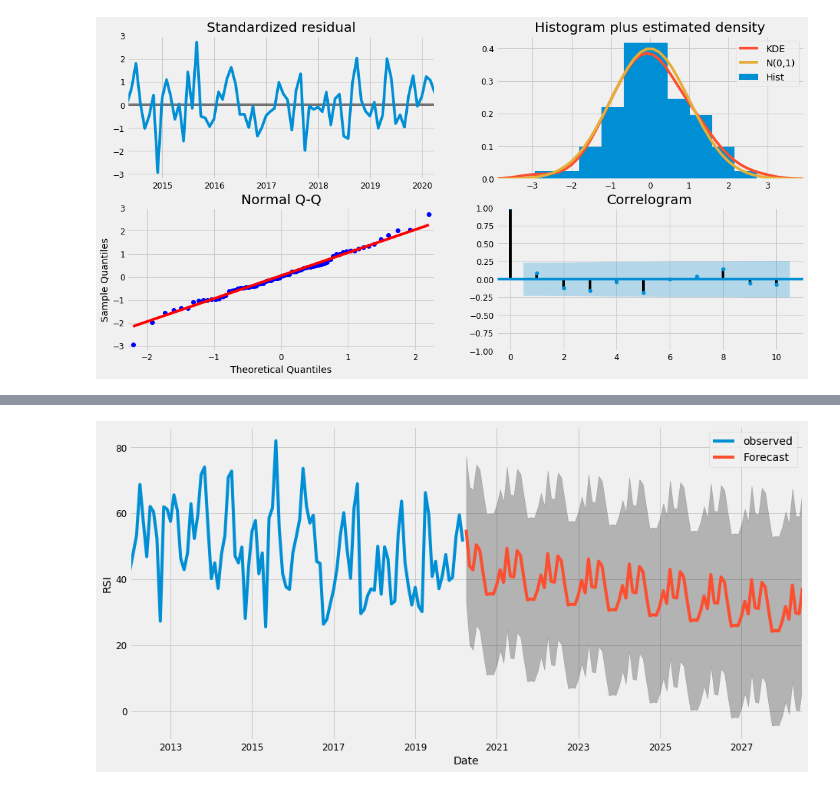
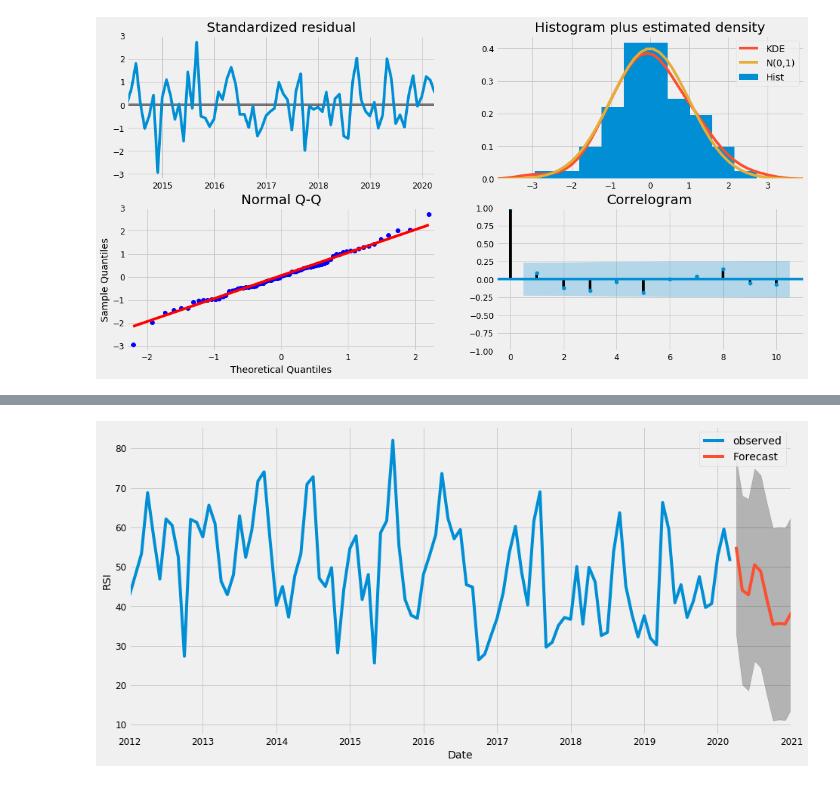
Before and after one commit to KabichNeu/StockMarketPrediction, a Jupyter notebook: ML_Stock_Digger_usth/model_rsi.ipynb, the cells around one changed output, grey strips where cells are left out. Drawn from its saved outputs; the diff is of its cells as text; code cells hidden in the pictures.

```diff
--- a/ML_Stock_Digger_usth/model.ipynb
+++ b/ML_Stock_Digger_usth/model_rsi.ipynb
@@ -244,16 +244,16 @@ The Root Mean Squared Error of our forecasts is 10.64
 # %%
-pred_uc = results.get_forecast(steps=100)
+pred_uc = results.get_forecast(steps=10)
 pred_ci = pred_uc.conf_int()
 
 ax = monthly_mean.plot(label='observed', figsize=(14, 7))
 pred_uc.predicted_mean.plot(ax=ax, label='Forecast')
 ax.fill_between(pred_ci.index,
                 pred_ci.iloc[:, 0],
                 pred_ci.iloc[:, 1], color='k', alpha=.25)
 ax.set_xlabel('Date')
 ax.set_ylabel('RSI')
 
 plt.legend()
 plt.show()
 # %% [output]
-[figure, old version]
+[figure, new version]
```
Also changed, not shown: parts of 4 cells of this notebook, 1 other file.
